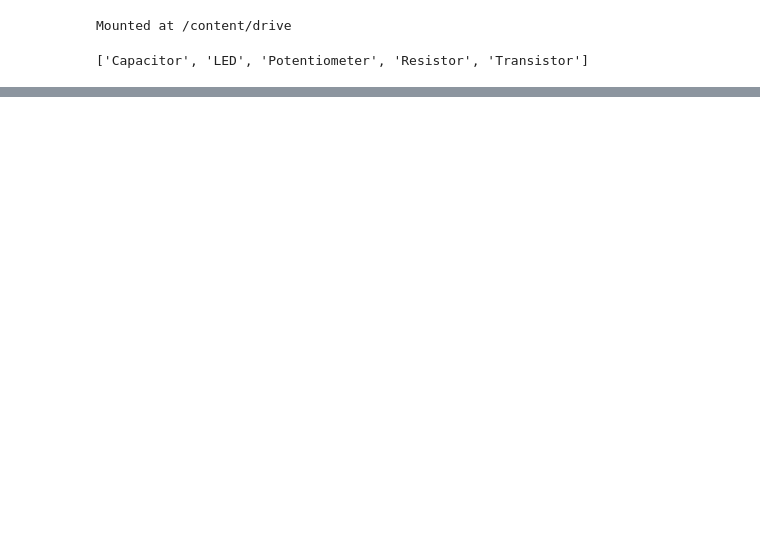
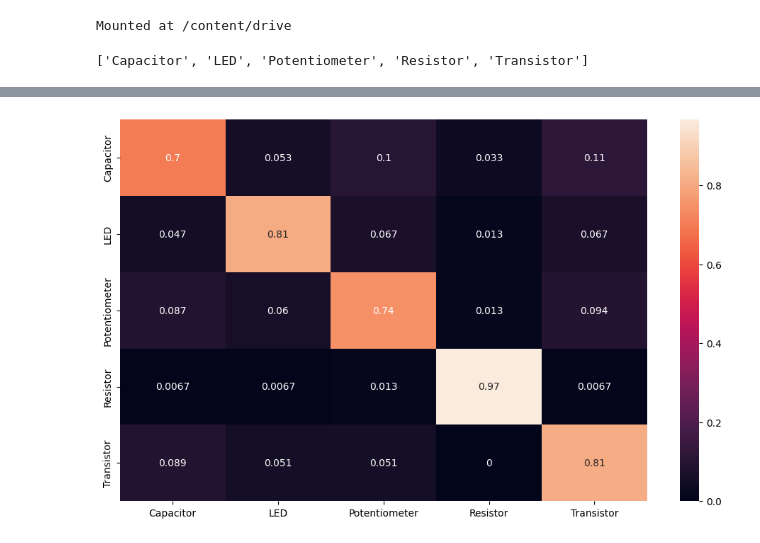
Before and after one commit to MorrisXDS/CircuitSight, a Jupyter notebook: Primary_Model.ipynb, the cells around one changed output, grey strips where cells are left out. Saved outputs shown, nothing was run; the diff lists cells and outputs as text; code cells hidden in the pictures; blank space fills up the shorter version.

```diff
--- a/Primary_Model.ipynb
+++ b/Primary_Model.ipynb
@@ -193,0 +226,29 @@ the test accuracy is 0.6852941176470588
+# %%
+from sklearn.metrics import confusion_matrix
+import matplotlib.pyplot as plt
+import pandas as pd
+import seaborn as sn
+
+# on validation set
+predicts = []
+truth_labels = []
+
+model.eval()
+val_loader = DataLoader(val_set, batch_size=64, shuffle=False)
+with torch.no_grad():
+  for imgs, labels in val_loader:
+      out = model(imgs)
+      __, predicted = torch.max(out,1)
+      predicts.extend(predicted.numpy())
+      truth_labels.extend(labels.numpy())
+
+matrix = confusion_matrix(truth_labels,predicts)
+
+# the following code is inspired by CHristian Bernecker for his blog at https://christianbernecker.medium.com/how-to-create-a-confusion-matrix-in-pytorch-38d06a7f04b7
+df_cm = pd.DataFrame(matrix / np.sum(matrix, axis=1)[:, None], index = [i for i in classes],
+                     columns = [i for i in classes])
+plt.figure(figsize = (12,7))
+sn.heatmap(df_cm, annot=True)
+plt.savefig('output.png')
+# %% [output]
+[figure, added]
```
Also changed, not shown: parts of 10 cells of this notebook.
